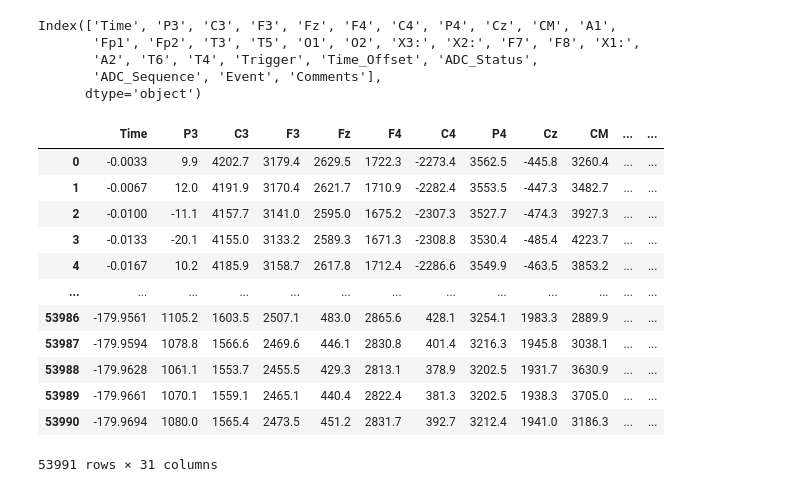
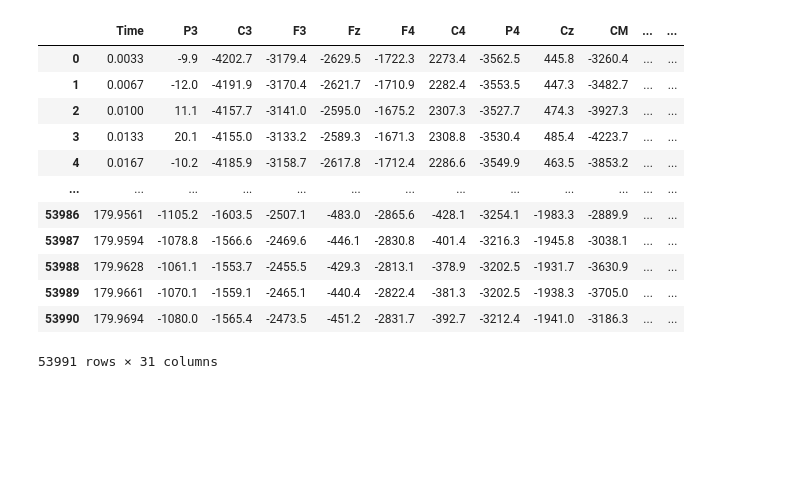
Before and after one commit to Ubiquitous-EEG-IQP/jupyter-notebooks, a Jupyter notebook: dsi_vs_plux.ipynb, the cells around one changed output. Saved outputs shown, nothing was run; the diff lists cells and outputs as text; code cells hidden in the pictures; blank space fills up the shorter version.

```diff
--- a/dsi_vs_plux.ipynb
+++ b/dsi_vs_plux.ipynb
@@ -14,26 +14,21 @@ from IPython.display import display
 # %%
 dsi_filepath = "data/greg-eyesopeneyesclosed-11-29-21_raw.csv"
 
-dsi_data = (-1)*pd.read_csv(dsi_filepath, skiprows=15)
-print(dsi_data.columns)
+dsi_data = pd.read_csv(dsi_filepath, skiprows=15)
+#print(dsi_data.columns)
 display(dsi_data)
 # %% [output]
+|  | Time | P3 | C3 | F3 | Fz | F4 | C4 | P4 | Cz | CM | ... | ... |
+| 0 | 0.0033 | -9.9 | -4202.7 | -3179.4 | -2629.5 | -1722.3 | 2273.4 | -3562.5 | 445.8 | -3260.4 | ... | ... |
+| 1 | 0.0067 | -12.0 | -4191.9 | -3170.4 | -2621.7 | -1710.9 | 2282.4 | -3553.5 | 447.3 | -3482.7 | ... | ... |
+| 2 | 0.0100 | 11.1 | -4157.7 | -3141.0 | -2595.0 | -1675.2 | 2307.3 | -3527.7 | 474.3 | -3927.3 | ... | ... |
+| 3 | 0.0133 | 20.1 | -4155.0 | -3133.2 | -2589.3 | -1671.3 | 2308.8 | -3530.4 | 485.4 | -4223.7 | ... | ... |
+| 4 | 0.0167 | -10.2 | -4185.9 | -3158.7 | -2617.8 | -1712.4 | 2286.6 | -3549.9 | 463.5 | -3853.2 | ... | ... |
+| ... | ... | ... | ... | ... | ... | ... | ... | ... | ... | ... | ... | ... |
+| 53986 | 179.9561 | -1105.2 | -1603.5 | -2507.1 | -483.0 | -2865.6 | -428.1 | -3254.1 | -1983.3 | -2889.9 | ... | ... |
+| 53987 | 179.9594 | -1078.8 | -1566.6 | -2469.6 | -446.1 | -2830.8 | -401.4 | -3216.3 | -1945.8 | -3038.1 | ... | ... |
+| 53988 | 179.9628 | -1061.1 | -1553.7 | -2455.5 | -429.3 | -2813.1 | -378.9 | -3202.5 | -1931.7 | -3630.9 | ... | ... |
+| 53989 | 179.9661 | -1070.1 | -1559.1 | -2465.1 | -440.4 | -2822.4 | -381.3 | -3202.5 | -1938.3 | -3705.0 | ... | ... |
+| 53990 | 179.9694 | -1080.0 | -1565.4 | -2473.5 | -451.2 | -2831.7 | -392.7 | -3212.4 | -1941.0 | -3186.3 | ... | ... |
-Index(['Time', 'P3', 'C3', 'F3', 'Fz', 'F4', 'C4', 'P4', 'Cz', 'CM', 'A1',
-       'Fp1', 'Fp2', 'T3', 'T5', 'O1', 'O2', 'X3:', 'X2:', 'F7', 'F8', 'X1:',
-       'A2', 'T6', 'T4', 'Trigger', 'Time_Offset', 'ADC_Status',
-       'ADC_Sequence', 'Event', 'Comments'],
-      dtype='object')
+53991 rows × 31 columns
-|  | Time | P3 | C3 | F3 | Fz | F4 | C4 | P4 | Cz | CM | ... | ... |
-| 0 | -0.0033 | 9.9 | 4202.7 | 3179.4 | 2629.5 | 1722.3 | -2273.4 | 3562.5 | -445.8 | 3260.4 | ... | ... |
-| 1 | -0.0067 | 12.0 | 4191.9 | 3170.4 | 2621.7 | 1710.9 | -2282.4 | 3553.5 | -447.3 | 3482.7 | ... | ... |
-| 2 | -0.0100 | -11.1 | 4157.7 | 3141.0 | 2595.0 | 1675.2 | -2307.3 | 3527.7 | -474.3 | 3927.3 | ... | ... |
-| 3 | -0.0133 | -20.1 | 4155.0 | 3133.2 | 2589.3 | 1671.3 | -2308.8 | 3530.4 | -485.4 | 4223.7 | ... | ... |
-| 4 | -0.0167 | 10.2 | 4185.9 | 3158.7 | 2617.8 | 1712.4 | -2286.6 | 3549.9 | -463.5 | 3853.2 | ... | ... |
-| ... | ... | ... | ... | ... | ... | ... | ... | ... | ... | ... | ... | ... |
-| 53986 | -179.9561 | 1105.2 | 1603.5 | 2507.1 | 483.0 | 2865.6 | 428.1 | 3254.1 | 1983.3 | 2889.9 | ... | ... |
-| 53987 | -179.9594 | 1078.8 | 1566.6 | 2469.6 | 446.1 | 2830.8 | 401.4 | 3216.3 | 1945.8 | 3038.1 | ... | ... |
-| 53988 | -179.9628 | 1061.1 | 1553.7 | 2455.5 | 429.3 | 2813.1 | 378.9 | 3202.5 | 1931.7 | 3630.9 | ... | ... |
-| 53989 | -179.9661 | 1070.1 | 1559.1 | 2465.1 | 440.4 | 2822.4 | 381.3 | 3202.5 | 1938.3 | 3705.0 | ... | ... |
-| 53990 | -179.9694 | 1080.0 | 1565.4 | 2473.5 | 451.2 | 2831.7 | 392.7 | 3212.4 | 1941.0 | 3186.3 | ... | ... |
-53991 rows × 31 columns
 # %%
```
Also changed, not shown: parts of 1 cell of this notebook.
